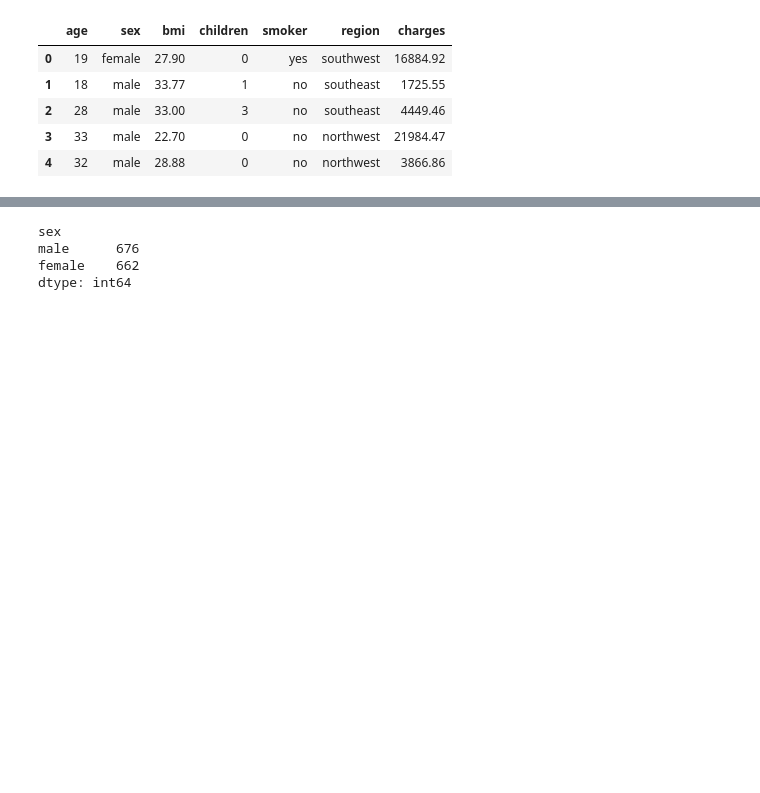
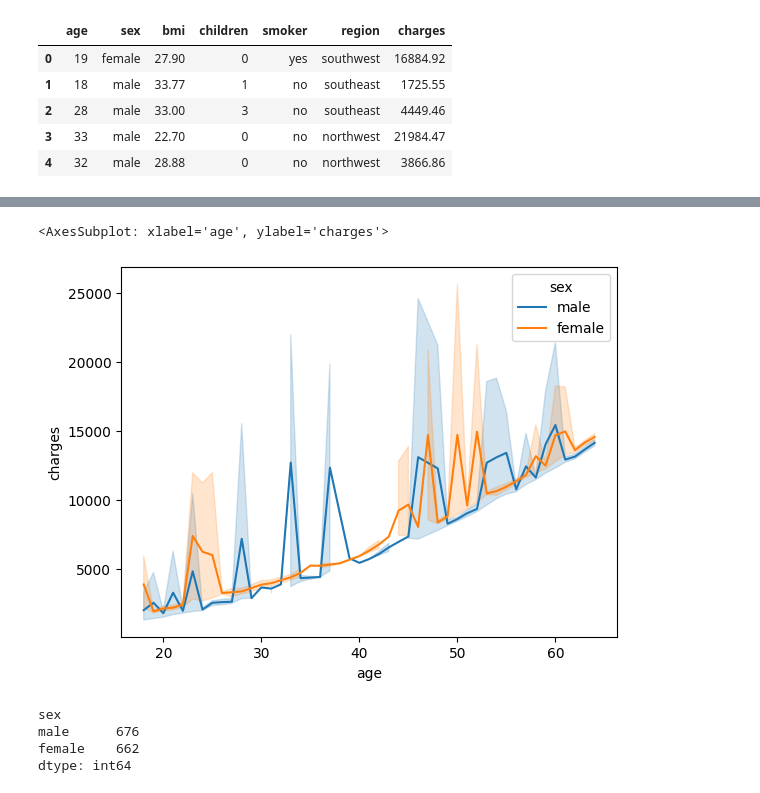
Before and after one commit to jakedaylong/python-portfolio-project-starter-files, a Jupyter notebook: us-medical-insurance-costs.ipynb, the cells around one changed output, grey strips where cells are left out. Cells and saved outputs as stored; diff of their text form; code cells hidden in the pictures; blank space fills up the shorter version.

```diff
--- a/us-medical-insurance-costs.ipynb
+++ b/us-medical-insurance-costs.ipynb
@@ -19,3 +38,9 @@ insurance_info.head()
+# %%
+insurance_info_nonsmoker = insurance_info.loc[(insurance_info['smoker'] == 'no') & (insurance_info['children'] == 0)]
+sb.lineplot(insurance_info_nonsmoker, x='age', y='charges', hue='sex')
+# %% [output]
+<AxesSubplot: xlabel='age', ylabel='charges'>
+[figure, added]
 # %%
 female_male_counts = insurance_info.value_counts('sex')
 
```
Also changed, not shown: parts of 7 cells of this notebook.
